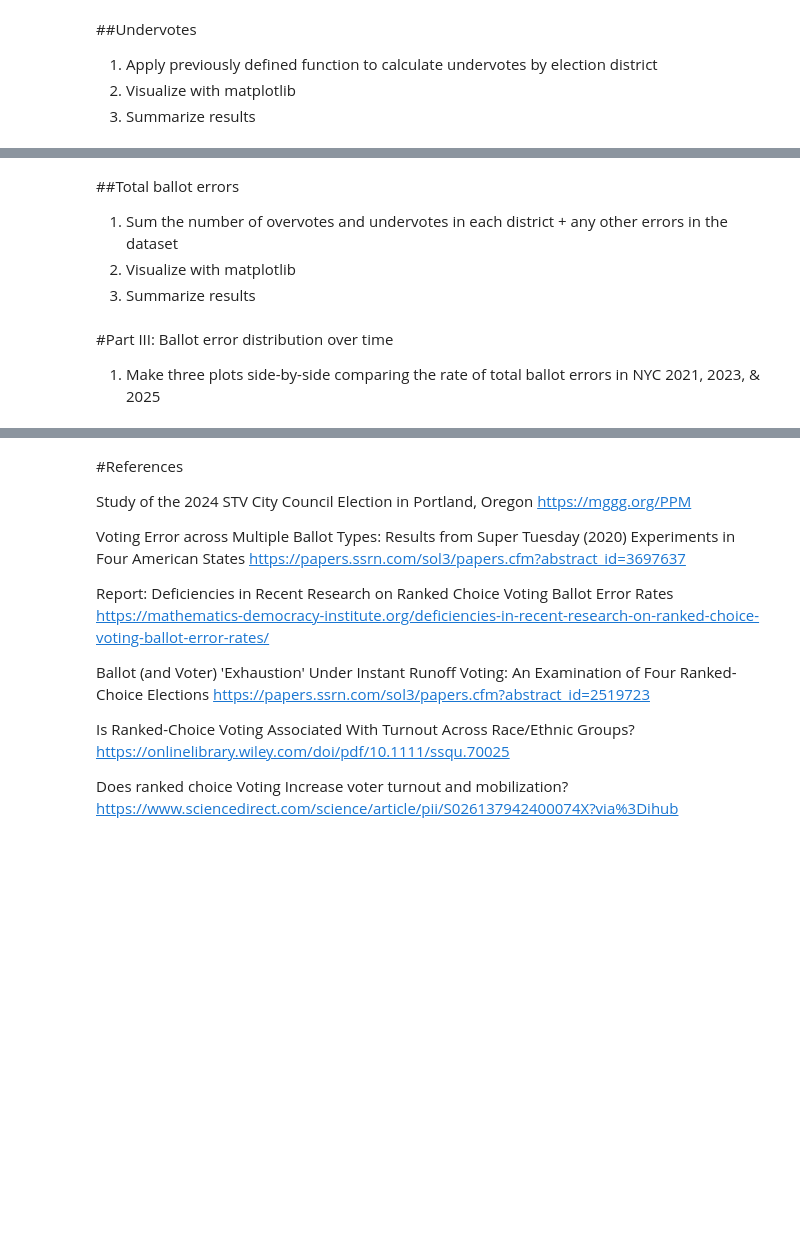
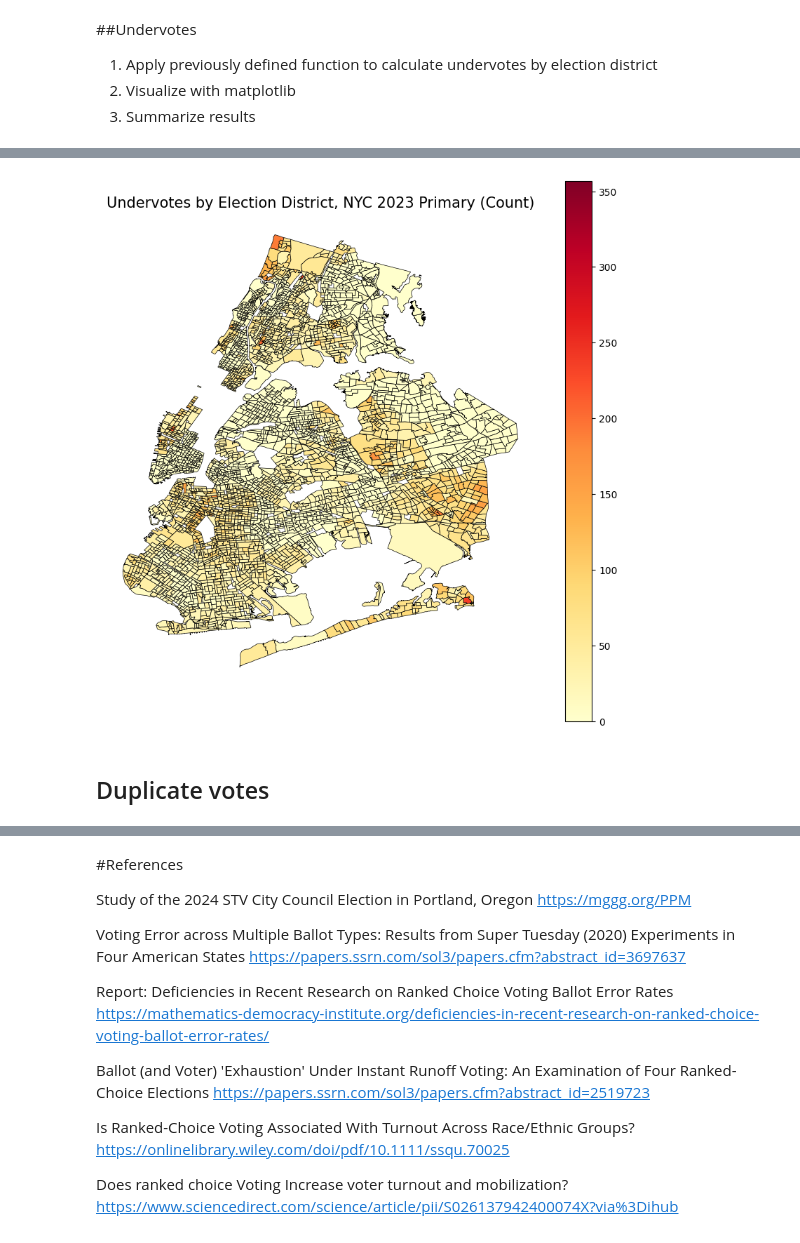
Before and after one commit to zaramc/rcv-ballot-errors, a Jupyter notebook: RCV_Ballot_Errors.ipynb, the cells around one changed output, grey strips where cells are left out. Cells and saved outputs as stored; diff of their text form; code cells hidden in the pictures; blank space fills up the shorter version.

```diff
--- a/RCV_Ballot_Errors.ipynb
+++ b/RCV_Ballot_Errors.ipynb
@@ -479,0 +562,22 @@ plt.show()
+# %%
+#get counts of overvotes by ElectDist
+overvotes_by_electdist_21 = nyc_2021_primary_df.groupby("elect_dist")["overvote"].sum().reset_index()
+overvotes_by_electdist_23 = nyc_2023_primary_df.groupby("elect_dist")["overvote"].sum().reset_index()
+overvotes_by_electdist_25 = nyc_2025_primary_df.groupby("elect_dist")["overvote"].sum().reset_index()
+
+#join to shapefile
+nyc_ED_gdf = pd.merge(overvotes_by_electdist_21, nyc_ED_gdf, left_on="elect_dist", right_on="elect_dist", how="left")
+nyc_ED_gdf = nyc_ED_gdf.rename(columns={'overvote': 'overvote21'})
+
+nyc_ED_gdf = pd.merge(overvotes_by_electdist_23, nyc_ED_gdf, left_on="elect_dist", right_on="elect_dist", how="left")
+nyc_ED_gdf = nyc_ED_gdf.rename(columns={'overvote': 'overvote23'})
+
+nyc_ED_gdf = pd.merge(overvotes_by_electdist_25, nyc_ED_gdf, left_on="elect_dist", right_on="elect_dist", how="left")
+nyc_ED_gdf = nyc_ED_gdf.rename(columns={'overvote': 'overvote25'})
+# %%
+#add overvote percents
+nyc_ED_gdf["pct_overvote21"] = nyc_ED_gdf["overvote21"]/nyc_ED_gdf["total_votes_21_count"]
+nyc_ED_gdf["pct_overvote23"] = nyc_ED_gdf["overvote23"]/nyc_ED_gdf["total_votes_23_count"]
+nyc_ED_gdf["pct_overvote25"] = nyc_ED_gdf["overvote25"]/nyc_ED_gdf["total_votes_25_count"]
+
+nyc_ED_gdf.head()
@@ -480 +596,18 @@ plt.show()
+# %%
+nyc_ED_gdf = gpd.GeoDataFrame(nyc_ED_gdf, geometry="the_geom")
+
+fig, ax = plt.subplots(1, 1, figsize=(10, 10))
+nyc_ED_gdf.plot(ax=ax,
+                column="undervote23",
+                legend=True,
+                cmap="YlOrRd",
+                edgecolor = "black",
+                linewidth = 0.5)
+ax.set_title("Undervotes by Election District, NYC 2023 Primary (Count)", fontsize=15)
+ax.set_axis_off()
+plt.show()
+# %% [output]
+[figure, added]
+# %% [markdown]
+## Duplicate votes
 # %%
@@ -484,9 +614,0 @@ duplicates_by_electdist_23 = nyc_2023_primary_df.groupby("ElectDisct")["duplicat
-# %% [markdown]
-##Total ballot errors
-1. Sum the number of overvotes and undervotes in each district + any other errors in the dataset
-2. Visualize with matplotlib
-3. Summarize results
-# %% [markdown]
-#Part III: Ballot error distribution over time
-
-1. Make three plots side-by-side comparing the rate of total ballot errors in NYC 2021, 2023, & 2025
```
Also changed, not shown: parts of 57 cells of this notebook.
